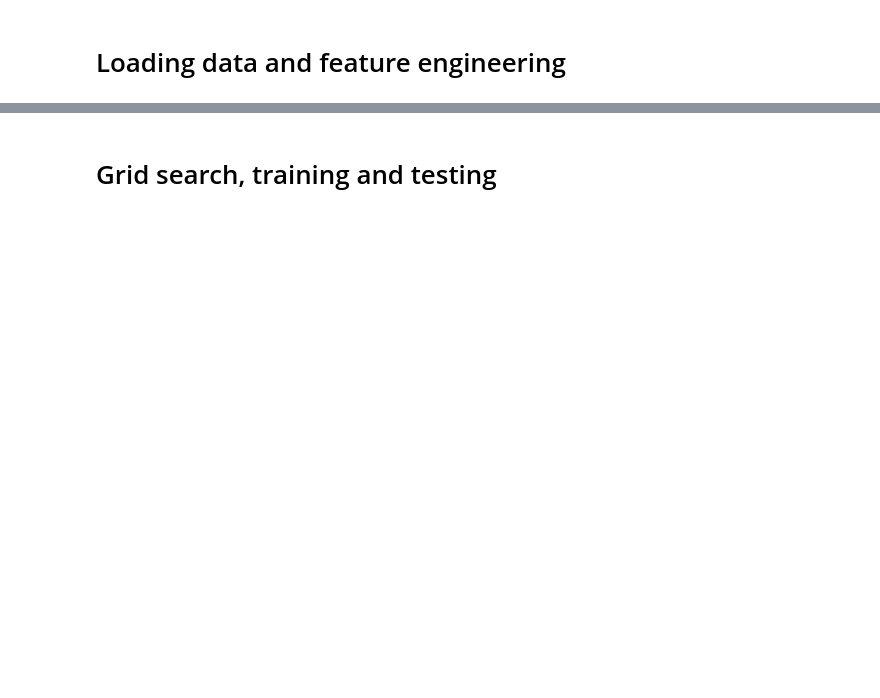
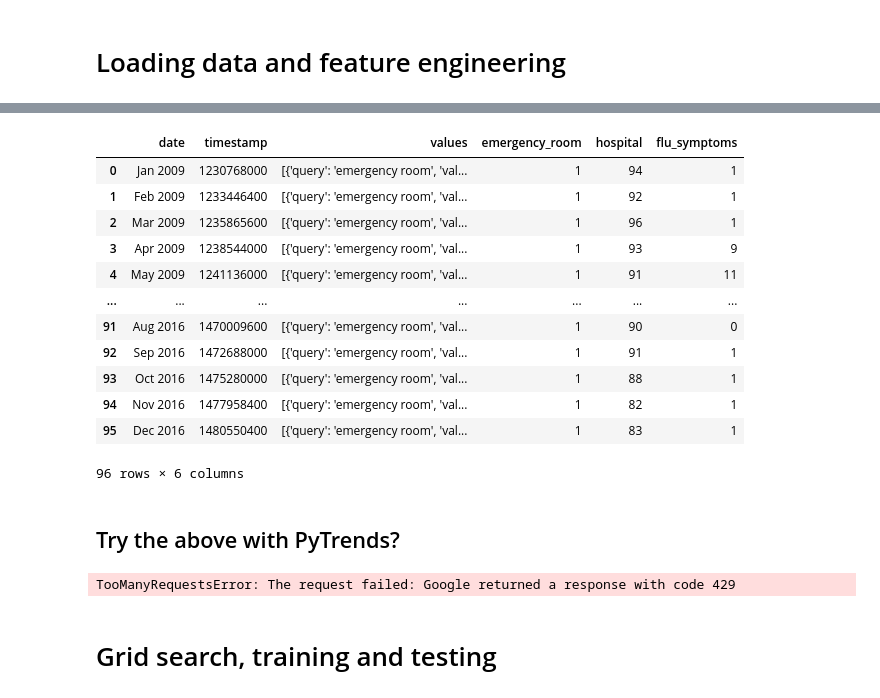
Before and after one commit to kmacman/er_visits_xgb, a Jupyter notebook: davis_xgb_fe.ipynb, the cells around one changed output, grey strips where cells are left out. Cells and saved outputs as stored; diff of their text form; code cells hidden in the pictures; blank space fills up the shorter version.

```diff
--- a/davis_xgb_fe.ipynb
+++ b/davis_xgb_fe.ipynb
@@ -80,3 +116,73 @@ corr.style.background_gradient(cmap='coolwarm')
+# %%
+import serpapi
+from serpapi import search
+import json
+
+params = {
+  "engine": "google_trends",
+  "q": "emergency room,hospital,flu symptoms",
+  "data_type": "TIMESERIES",
+  "DMA": "US-CA-862",
+  "api_key": "47a9998a5c86d4b98fe2a0b6be026af1cf66f04e88b85005aa205760b524d2f1",
+  "date": "2009-01-01 2016-12-31"
+}
+
+serpsearch = serpapi.search(params)
+# %%
+data = json.dumps(serpsearch.as_dict())
+data = json.loads(data)
+
+#parse the json data into a pandas dataframe with date as index and the search terms as columns
+data = data['interest_over_time']['timeline_data']
+
+#parse the json data into a pandas dataframe with date as index and the search terms as columns
+df_trends = pd.DataFrame(data)
+
+#parse values column into separate columns for each query
+df_trends['emergency_room'] = df_trends['values'].apply(lambda x: x[0]['value'])
+df_trends['hospital'] = df_trends['values'].apply(lambda x: x[1]['value'])
+df_trends['flu_symptoms'] = df_trends['values'].apply(lambda x: x[2]['value'])
+
+
+#convert '<1' values to '0'
+df_trends = df_trends.replace('<1', 0)
+
+#convert to int
+df_trends['emergency_room'] = df_trends['emergency_room'].astype(int)
+df_trends['hospital'] = df_trends['hospital'].astype(int)
+df_trends['flu_symptoms'] = df_trends['flu_symptoms'].astype(int)
+
+#convert date to datetime
+#df_trends['date'] = pd.to_datetime(df_trends['date'])
+# %%
+df_trends
+# %% [output]
+|  | date | timestamp | values | emergency_room | hospital | flu_symptoms |
+| 0 | Jan 2009 | 1230768000 | [{'query': 'emergency room', 'val... | 1 | 94 | 1 |
+| 1 | Feb 2009 | 1233446400 | [{'query': 'emergency room', 'val... | 1 | 92 | 1 |
+| 2 | Mar 2009 | 1235865600 | [{'query': 'emergency room', 'val... | 1 | 96 | 1 |
+| 3 | Apr 2009 | 1238544000 | [{'query': 'emergency room', 'val... | 1 | 93 | 9 |
+| 4 | May 2009 | 1241136000 | [{'query': 'emergency room', 'val... | 1 | 91 | 11 |
+| ... | ... | ... | ... | ... | ... | ... |
+| 91 | Aug 2016 | 1470009600 | [{'query': 'emergency room', 'val... | 1 | 90 | 0 |
+| 92 | Sep 2016 | 1472688000 | [{'query': 'emergency room', 'val... | 1 | 91 | 1 |
+| 93 | Oct 2016 | 1475280000 | [{'query': 'emergency room', 'val... | 1 | 88 | 1 |
+| 94 | Nov 2016 | 1477958400 | [{'query': 'emergency room', 'val... | 1 | 82 | 1 |
+| 95 | Dec 2016 | 1480550400 | [{'query': 'emergency room', 'val... | 1 | 83 | 1 |
+96 rows × 6 columns
+# %% [markdown]
+## Try the above with PyTrends?
+# %%
+# Do the same trends analysis as above with PyTrends
+from pytrends.request import TrendReq
+pytrends = TrendReq()
+
+kw_list = ["emergency room"]
+pytrends.build_payload(kw_list)
+df = pytrends.interest_over_time()
+df.head(10)
+# %% [output]
+TooManyRequestsError: The request failed: Google returned a response with code 429
 # %% [markdown]
 # Grid search, training and testing
 # %%
```
Also changed, not shown: parts of 9 cells of this notebook, 2 other files.
